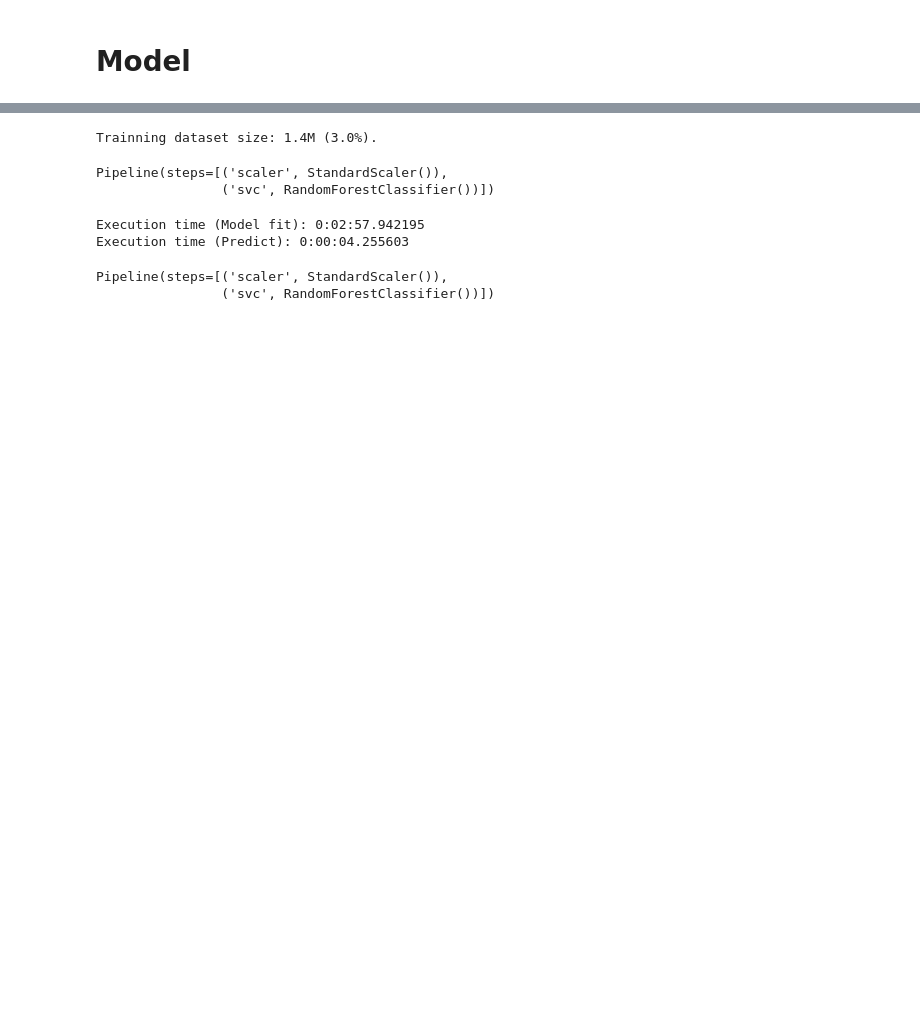
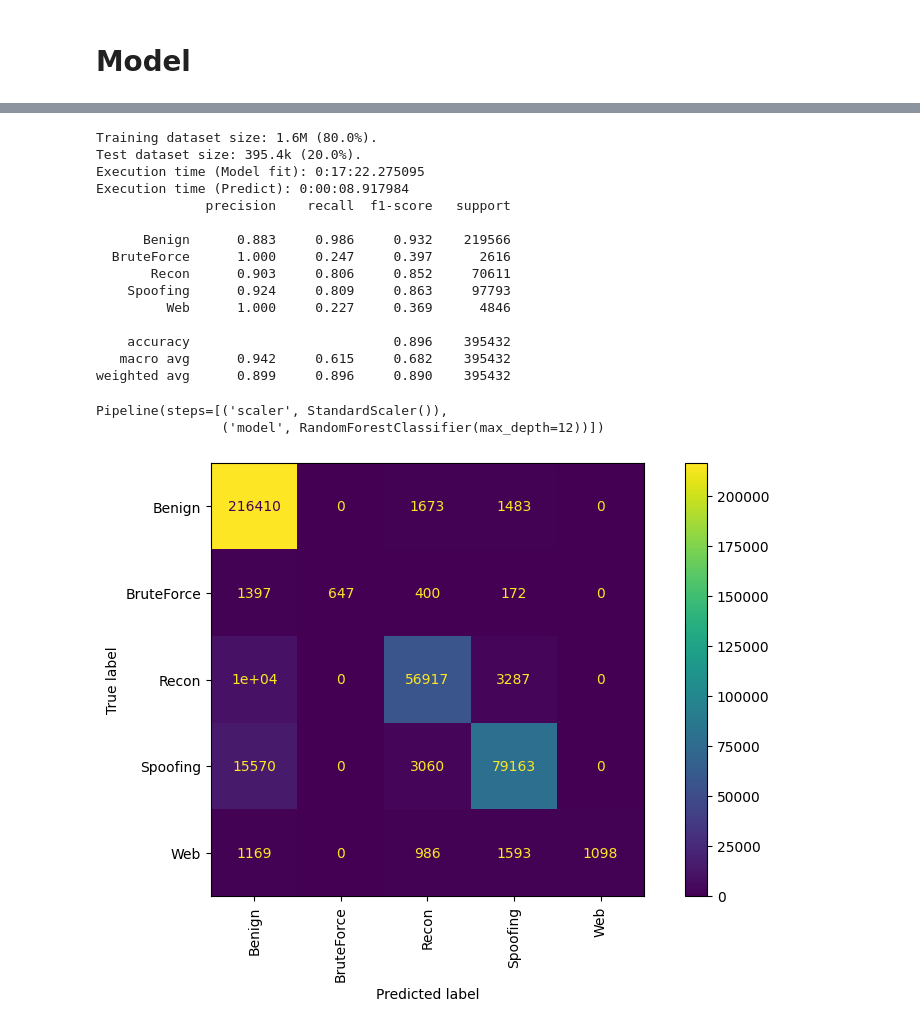
Before and after one commit to inaciobr/Multi-Stage-IoT-Intrusion-Detection, a Jupyter notebook: notebooks/3 - Models.ipynb, the cells around one changed output, grey strips where cells are left out. Drawn from its saved outputs; the diff is of its cells as text; code cells hidden in the pictures; blank space fills up the shorter version.

```diff
--- a/notebooks/3 - Models.ipynb
+++ b/notebooks/3 - Models.ipynb
@@ -61,47 +223,26 @@ https://www.mdpi.com/2079-9292/13/6/1053
-# %%
-def run_with_time(f, title):
-    t0 = datetime.datetime.now()
-    res = f()
-    t1 = datetime.datetime.now()
-    print(f"Execution time ({title}): {t1 - t0}")
-
-    return res
-
-
-def test_model(df, features, model, target='general_label', train_frac=0.05):
-    X_train, X_test, y_train, y_test = train_test_split(
-        df[features],
-        df['general_label'],
-        test_size=(1 - train_frac),
-        random_state=42
-    )
-
-    print(f"Trainning dataset size: {full_eng_formatter(len(X_train), len(df))}.")
-
-    # run_with_time(lambda: model.fit(X_train, y_train), title="Model fit")
-    # y_pred = run_with_time(lambda: model.predict(X_test), title="Predict")
-
-    return model
 # %%
 model = Pipeline([
     ('scaler', StandardScaler()),
-    ('svc', RandomForestClassifier())
+    ('model', RandomForestClassifier(max_depth=12))
 ])
 
-test_model(df, feature_list, model, train_frac=0.03)
+test_model(*df_second_layer, model)
 # %% [output]
-Trainning dataset size: 1.4M (3.0%).
+Training dataset size: 1.6M (80.0%).
+Test dataset size: 395.4k (20.0%).
+Execution time (Model fit): 0:17:22.275095
+Execution time (Predict): 0:00:08.917984
+              precision    recall  f1-score   support
+
+      Benign      0.883     0.986     0.932    219566
+  BruteForce      1.000     0.247     0.397      2616
+       Recon      0.903     0.806     0.852     70611
+    Spoofing      0.924     0.809     0.863     97793
+         Web      1.000     0.227     0.369      4846
+
+    accuracy                          0.896    395432
+   macro avg      0.942     0.615     0.682    395432
+weighted avg      0.899     0.896     0.890    395432
 Pipeline(steps=[('scaler', StandardScaler()),
-                ('svc', RandomForestClassifier())])
+                ('model', RandomForestClassifier(max_depth=12))])
+[figure, added]
-# %%
-model = Pipeline([
-    ('scaler', StandardScaler()),
-    ('svc', RandomForestClassifier())
-])
-
-test_model(df, features, model)
-# %% [output]
-Execution time (Model fit): 0:02:57.942195
-Execution time (Predict): 0:00:04.255603
-Pipeline(steps=[('scaler', StandardScaler()),
-                ('svc', RandomForestClassifier())])
```
Also changed, not shown: parts of 34 cells of this notebook.
